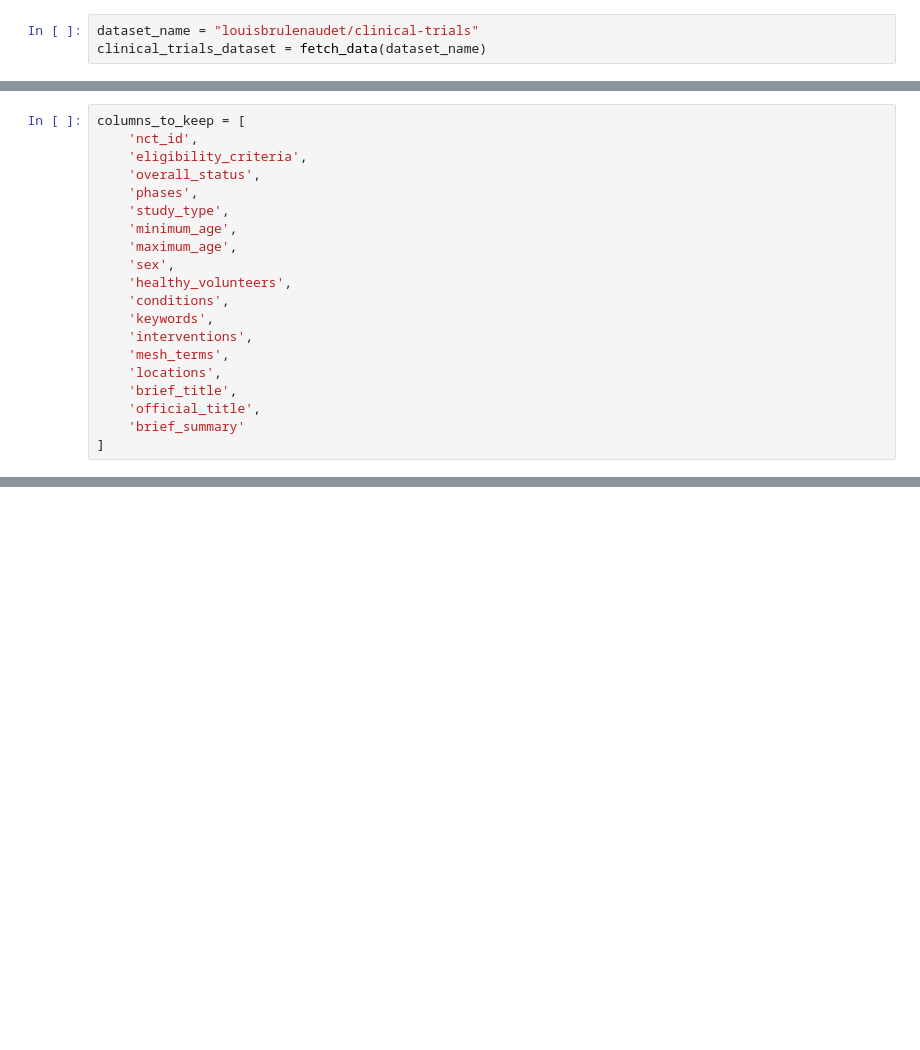
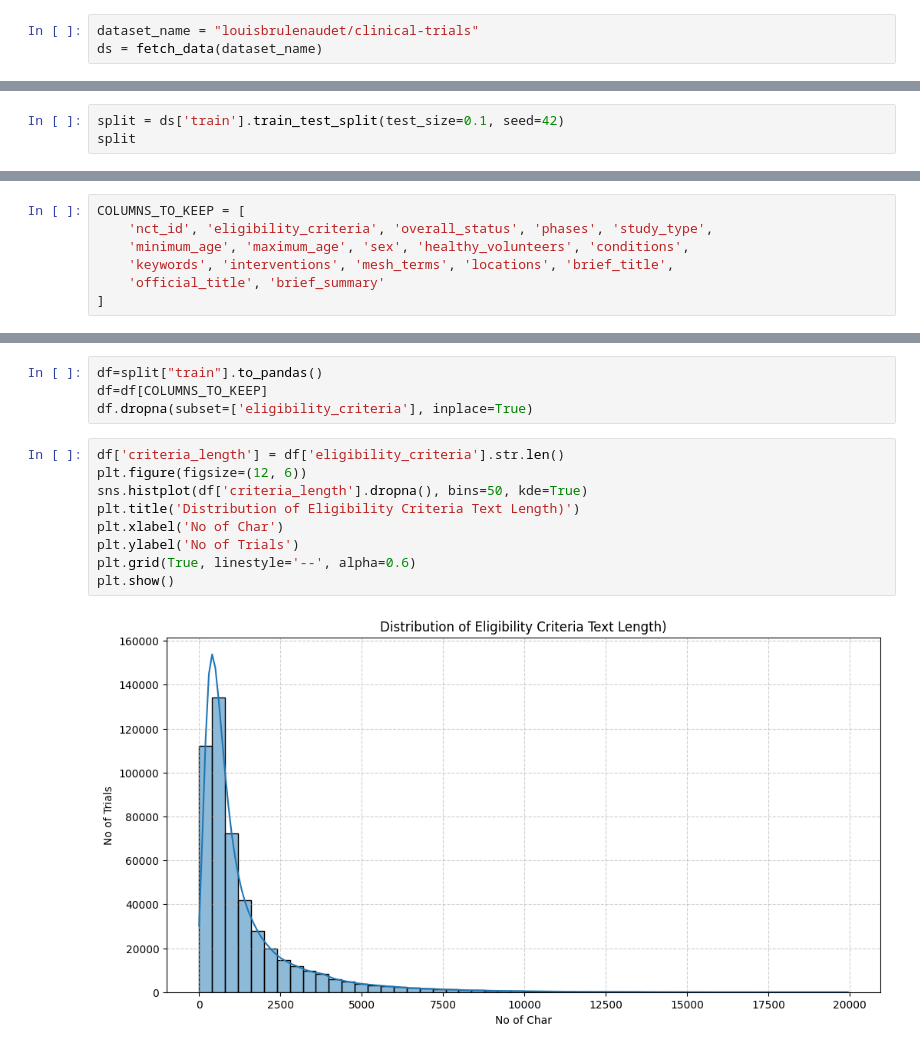
Before and after one commit to Aakash2934/MiniProjectsem_7, a Jupyter notebook: scripts/eda-pre.ipynb, the cells around one changed output, grey strips where cells are left out. Saved outputs shown, nothing was run; the diff lists cells and outputs as text; blank space fills up the shorter version.

Commit message:
segmented criteria

```diff
--- a/scripts/eda-pre.ipynb
+++ b/scripts/eda-pre.ipynb
@@ -5,3 +31,3 @@ import numpy as np
 # %%
 dataset_name = "louisbrulenaudet/clinical-trials"
-clinical_trials_dataset = fetch_data(dataset_name)
+ds = fetch_data(dataset_name)
@@ -52,0 +50,3 @@ Index(['nct_id', 'updated_at', 'brief_title', 'official_title', 'acronym',
+# %%
+split = ds['train'].train_test_split(test_size=0.1, seed=42)
+split
@@ -53,20 +64,7 @@ Index(['nct_id', 'updated_at', 'brief_title', 'official_title', 'acronym',
 # %%
-columns_to_keep = [
-    'nct_id',
-    'eligibility_criteria',
-    'overall_status',
-    'phases',
-    'study_type',
-    'minimum_age',
-    'maximum_age',
-    'sex',
-    'healthy_volunteers',
-    'conditions',
-    'keywords',
-    'interventions',
-    'mesh_terms',
-    'locations',
-    'brief_title',
-    'official_title',
-    'brief_summary'
+COLUMNS_TO_KEEP = [
+    'nct_id', 'eligibility_criteria', 'overall_status', 'phases', 'study_type',
+    'minimum_age', 'maximum_age', 'sex', 'healthy_volunteers', 'conditions',
+    'keywords', 'interventions', 'mesh_terms', 'locations', 'brief_title',
+    'official_title', 'brief_summary'
 ]
@@ -93,0 +71,15 @@ df
+# %%
+df=split["train"].to_pandas()
+df=df[COLUMNS_TO_KEEP]
+df.dropna(subset=['eligibility_criteria'], inplace=True)
+# %%
+df['criteria_length'] = df['eligibility_criteria'].str.len()
+plt.figure(figsize=(12, 6))
+sns.histplot(df['criteria_length'].dropna(), bins=50, kde=True)
+plt.title('Distribution of Eligibility Criteria Text Length)')
+plt.xlabel('No of Char')
+plt.ylabel('No of Trials')
+plt.grid(True, linestyle='--', alpha=0.6)
+plt.show()
+# %% [output]
+[figure, added]
```
Also changed, not shown: parts of 17 cells of this notebook, 1 other file.
